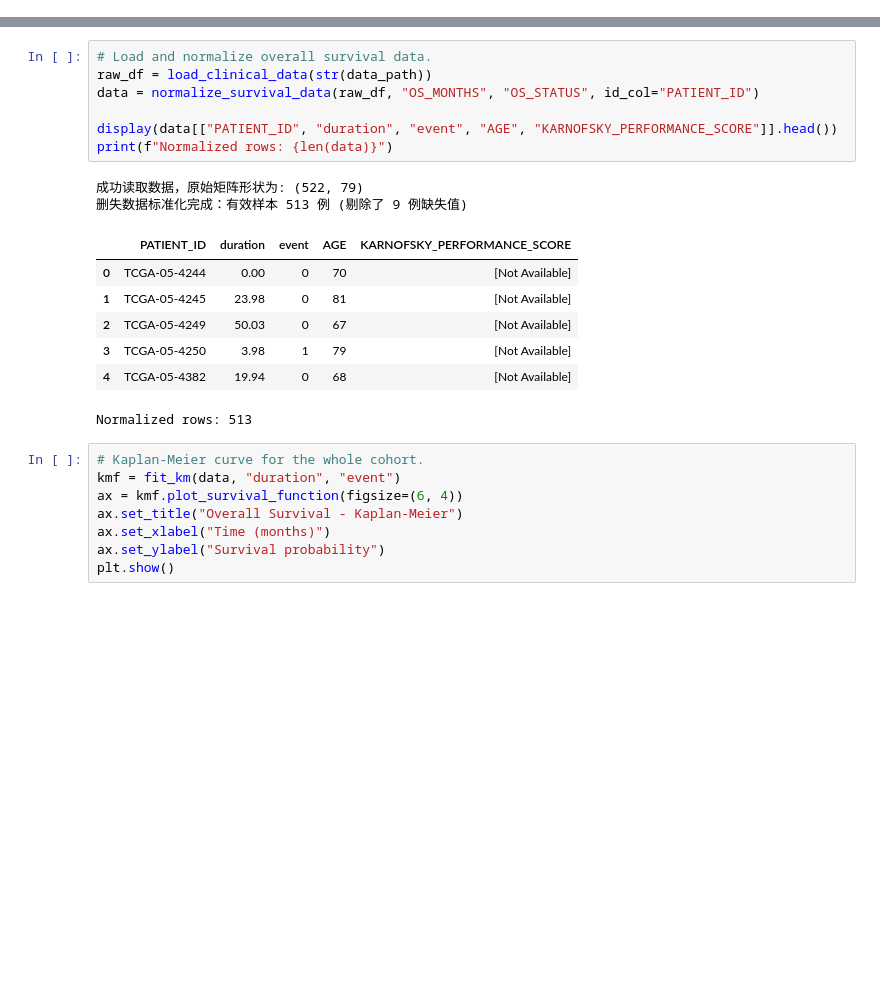
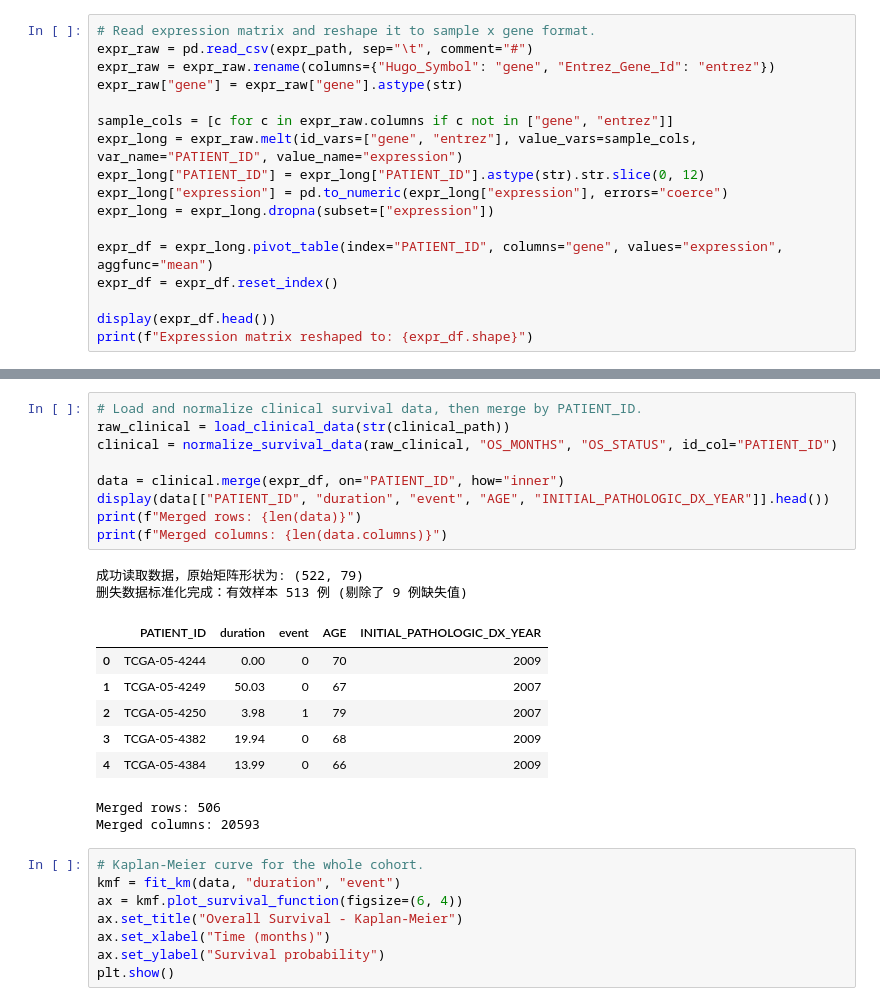
Before and after one commit to zengjoyous/SurvivalNet, a Jupyter notebook: examples/demo.ipynb, the cells around one changed output, grey strips where cells are left out. Saved outputs shown, nothing was run; the diff lists cells and outputs as text; blank space fills up the shorter version.

```diff
--- a/examples/demo.ipynb
+++ b/examples/demo.ipynb
@@ -33,0 +40,17 @@ Using data file: /home/zengj/bio2503/survivalnet/SurvivalNet/examples/data_clini
+# %%
+# Read expression matrix and reshape it to sample x gene format.
+expr_raw = pd.read_csv(expr_path, sep="\t", comment="#")
+expr_raw = expr_raw.rename(columns={"Hugo_Symbol": "gene", "Entrez_Gene_Id": "entrez"})
+expr_raw["gene"] = expr_raw["gene"].astype(str)
+
+sample_cols = [c for c in expr_raw.columns if c not in ["gene", "entrez"]]
+expr_long = expr_raw.melt(id_vars=["gene", "entrez"], value_vars=sample_cols, var_name="PATIENT_ID", value_name="expression")
+expr_long["PATIENT_ID"] = expr_long["PATIENT_ID"].astype(str).str.slice(0, 12)
+expr_long["expression"] = pd.to_numeric(expr_long["expression"], errors="coerce")
+expr_long = expr_long.dropna(subset=["expression"])
+
+expr_df = expr_long.pivot_table(index="PATIENT_ID", columns="gene", values="expression", aggfunc="mean")
+expr_df = expr_df.reset_index()
+
+display(expr_df.head())
+print(f"Expression matrix reshaped to: {expr_df.shape}")
@@ -34,20 +66,23 @@ Using data file: /home/zengj/bio2503/survivalnet/SurvivalNet/examples/data_clini
 # %%
-# Load and normalize overall survival data.
-raw_df = load_clinical_data(str(data_path))
-data = normalize_survival_data(raw_df, "OS_MONTHS", "OS_STATUS", id_col="PATIENT_ID")
+# Load and normalize clinical survival data, then merge by PATIENT_ID.
+raw_clinical = load_clinical_data(str(clinical_path))
+clinical = normalize_survival_data(raw_clinical, "OS_MONTHS", "OS_STATUS", id_col="PATIENT_ID")
 
-display(data[["PATIENT_ID", "duration", "event", "AGE", "KARNOFSKY_PERFORMANCE_SCORE"]].head())
-print(f"Normalized rows: {len(data)}")
+data = clinical.merge(expr_df, on="PATIENT_ID", how="inner")
+display(data[["PATIENT_ID", "duration", "event", "AGE", "INITIAL_PATHOLOGIC_DX_YEAR"]].head())
+print(f"Merged rows: {len(data)}")
+print(f"Merged columns: {len(data.columns)}")
 # %% [output]
 成功读取数据，原始矩阵形状为: (522, 79)
 删失数据标准化完成：有效样本 513 例 (剔除了 9 例缺失值)
-|  | PATIENT_ID | duration | event | AGE | KARNOFSKY_PERFORMANCE_SCORE |
-| 0 | TCGA-05-4244 | 0.00 | 0 | 70 | [Not Available] |
-| 1 | TCGA-05-4245 | 23.98 | 0 | 81 | [Not Available] |
-| 2 | TCGA-05-4249 | 50.03 | 0 | 67 | [Not Available] |
-| 3 | TCGA-05-4250 | 3.98 | 1 | 79 | [Not Available] |
-| 4 | TCGA-05-4382 | 19.94 | 0 | 68 | [Not Available] |
+|  | PATIENT_ID | duration | event | AGE | INITIAL_PATHOLOGIC_DX_YEAR |
+| 0 | TCGA-05-4244 | 0.00 | 0 | 70 | 2009 |
+| 1 | TCGA-05-4249 | 50.03 | 0 | 67 | 2007 |
+| 2 | TCGA-05-4250 | 3.98 | 1 | 79 | 2007 |
+| 3 | TCGA-05-4382 | 19.94 | 0 | 68 | 2009 |
+| 4 | TCGA-05-4384 | 13.99 | 0 | 66 | 2009 |
-Normalized rows: 513
+Merged rows: 506
+Merged columns: 20593
 # %%
 # Kaplan-Meier curve for the whole cohort.
 kmf = fit_km(data, "duration", "event")
```
Also changed, not shown: parts of 6 cells of this notebook, 2 other files.
